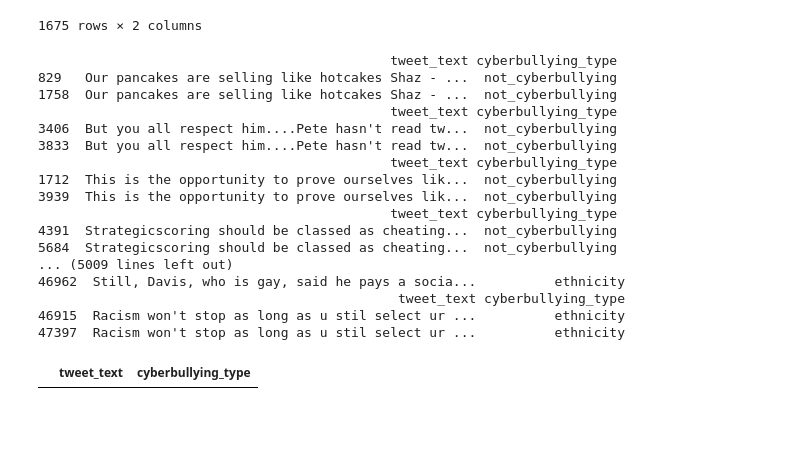
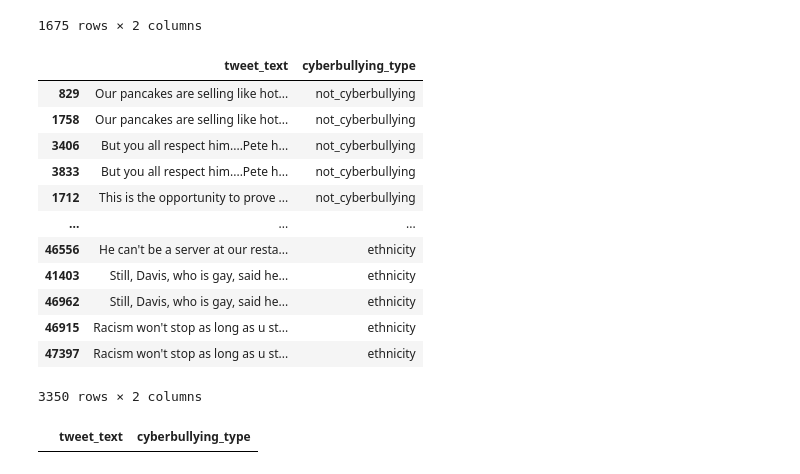
Before and after one commit to leoAshu/cyberbullying-classification, a Jupyter notebook: notebooks/EDA - Ashutosh.ipynb, the cells around one changed output. Saved outputs shown, nothing was run; the diff lists cells and outputs as text; code cells hidden in the pictures; blank space fills up the shorter version.

```diff
--- a/notebooks/EDA - Ashutosh.ipynb
+++ b/notebooks/EDA - Ashutosh.ipynb
@@ -64,29 +64,29 @@ df[df['tweet_text'].duplicated()]
 # %%
 # extracting indices of duplicate sentences
 dup_indices = df[df['tweet_text'].duplicated()].index
 
-# printing each set of duplicate sentences
-for index in dup_indices:
+dup_data = df[df['tweet_text'] == df['tweet_text'].loc[dup_indices[0]]]
+
+# extracting each set of duplicate sentences
+for index in dup_indices[1:]:
     temp = df[df['tweet_text'] == df['tweet_text'].loc[index]]
-    print(temp)
+    dup_data = pd.concat([dup_data, temp])
+
+dup_data
 # %% [output]
+|  | tweet_text | cyberbullying_type |
+| 829 | Our pancakes are selling like hot... | not_cyberbullying |
+| 1758 | Our pancakes are selling like hot... | not_cyberbullying |
+| 3406 | But you all respect him....Pete h... | not_cyberbullying |
+| 3833 | But you all respect him....Pete h... | not_cyberbullying |
+| 1712 | This is the opportunity to prove ... | not_cyberbullying |
+| ... | ... | ... |
+| 46556 | He can't be a server at our resta... | ethnicity |
+| 41403 | Still, Davis, who is gay, said he... | ethnicity |
+| 46962 | Still, Davis, who is gay, said he... | ethnicity |
+| 46915 | Racism won't stop as long as u st... | ethnicity |
+| 47397 | Racism won't stop as long as u st... | ethnicity |
-                                             tweet_text cyberbullying_type
-829   Our pancakes are selling like hotcakes Shaz - ...  not_cyberbullying
-1758  Our pancakes are selling like hotcakes Shaz - ...  not_cyberbullying
-                                             tweet_text cyberbullying_type
-3406  But you all respect him....Pete hasn't read tw...  not_cyberbullying
-3833  But you all respect him....Pete hasn't read tw...  not_cyberbullying
-                                             tweet_text cyberbullying_type
-1712  This is the opportunity to prove ourselves lik...  not_cyberbullying
-3939  This is the opportunity to prove ourselves lik...  not_cyberbullying
-                                             tweet_text cyberbullying_type
-4391  Strategicscoring should be classed as cheating...  not_cyberbullying
-5684  Strategicscoring should be classed as cheating...  not_cyberbullying
-... (5009 lines left out)
-46962  Still, Davis, who is gay, said he pays a socia...          ethnicity
-                                              tweet_text cyberbullying_type
-46915  Racism won't stop as long as u stil select ur ...          ethnicity
-47397  Racism won't stop as long as u stil select ur ...          ethnicity
+3350 rows × 2 columns
 # %%
 # dropping the duplicate sentences
 df = df.drop(index=dup_indices)
```
